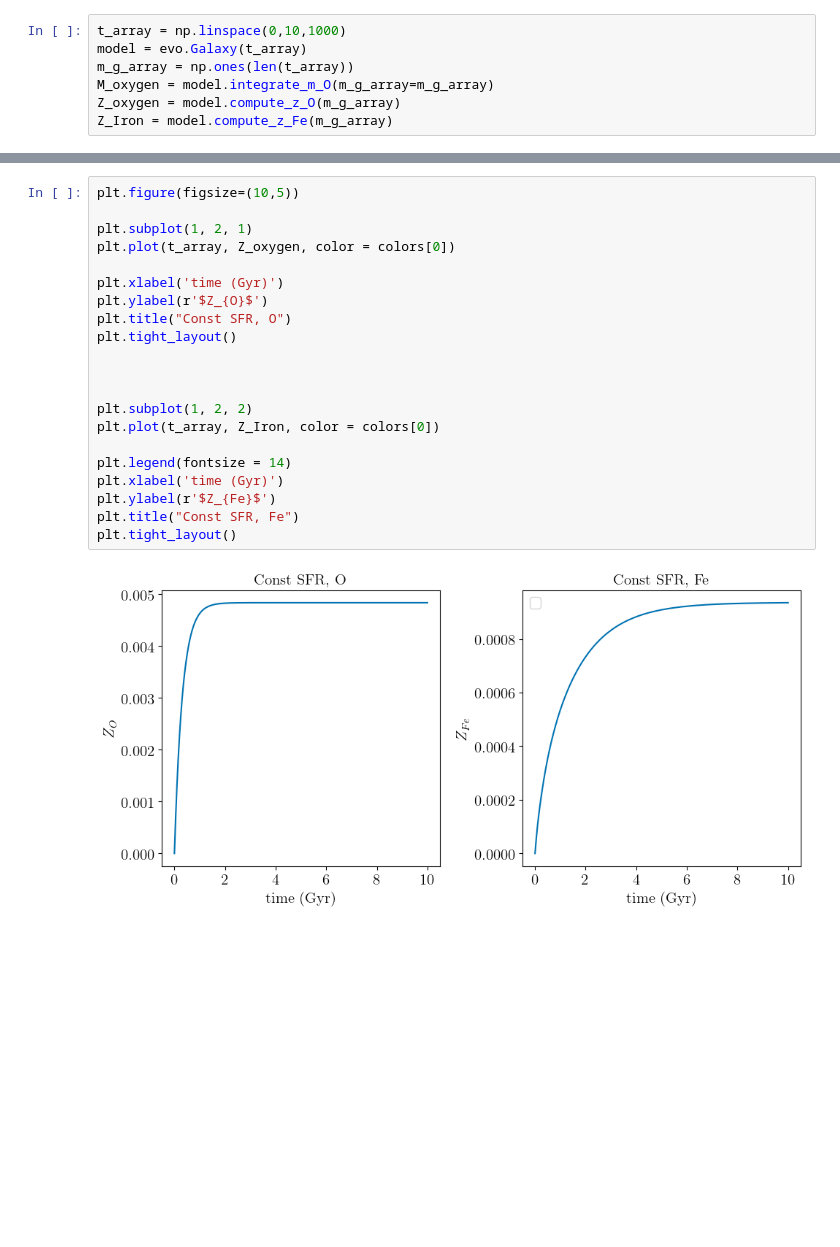
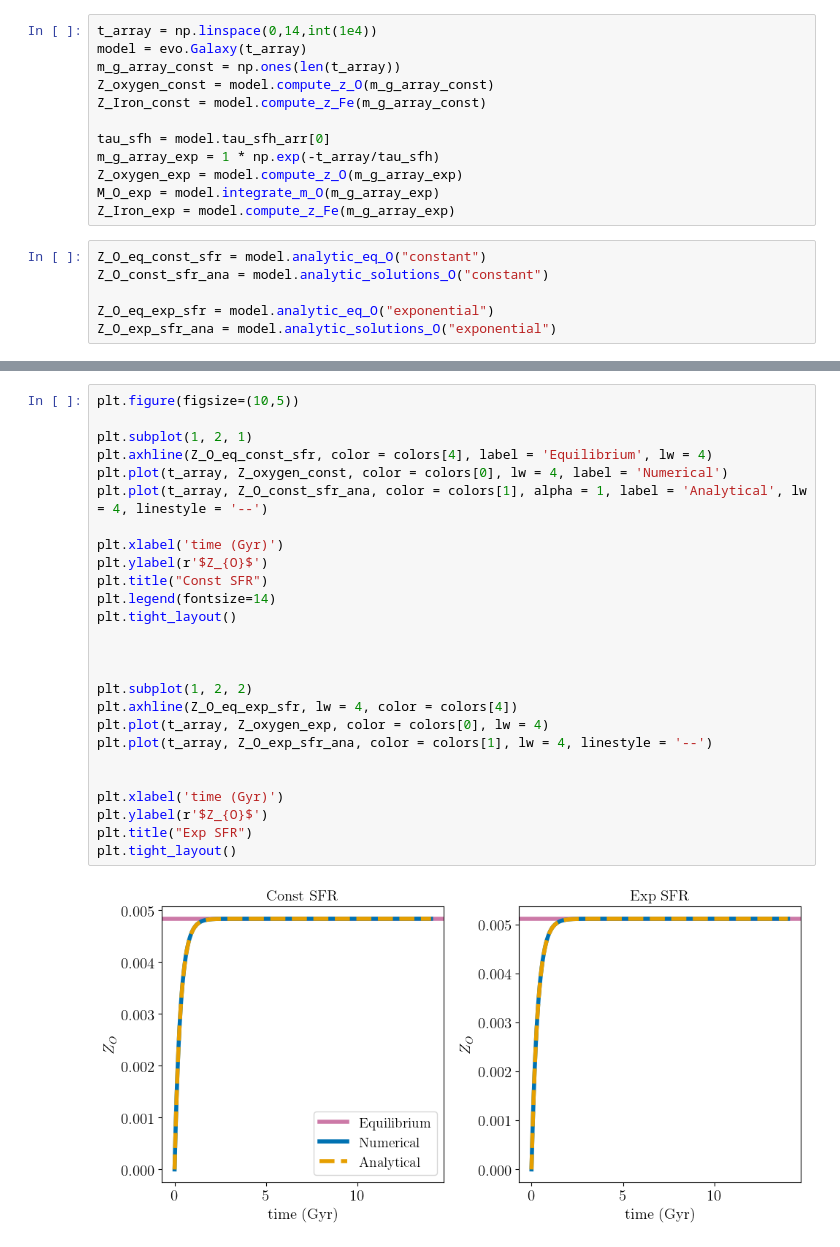
Before and after one commit to haniyehtajer/chemevo, a Jupyter notebook: examples/numerical_integration_tests/Fe_and_O.ipynb, the cells around one changed output, grey strips where cells are left out. Cells and saved outputs as stored; diff of their text form; blank space fills up the shorter version.

```diff
--- a/examples/numerical_integration_tests/Fe_and_O.ipynb
+++ b/examples/numerical_integration_tests/Fe_and_O.ipynb
@@ -21,7 +26,18 @@ colors = ["#0072B2", "#E69F00", "#009E73", "#D55E00", "#CC79A7", "#F0E442"]
 # %%
-t_array = np.linspace(0,10,1000)
+t_array = np.linspace(0,14,int(1e4))
 model = evo.Galaxy(t_array)
-m_g_array = np.ones(len(t_array))
-M_oxygen = model.integrate_m_O(m_g_array=m_g_array)
-Z_oxygen = model.compute_z_O(m_g_array)
-Z_Iron = model.compute_z_Fe(m_g_array)
+m_g_array_const = np.ones(len(t_array))
+Z_oxygen_const = model.compute_z_O(m_g_array_const)
+Z_Iron_const = model.compute_z_Fe(m_g_array_const)
+
+tau_sfh = model.tau_sfh_arr[0]
+m_g_array_exp = 1 * np.exp(-t_array/tau_sfh)
+Z_oxygen_exp = model.compute_z_O(m_g_array_exp)
+M_O_exp = model.integrate_m_O(m_g_array_exp)
+Z_Iron_exp = model.compute_z_Fe(m_g_array_exp)
+# %%
+Z_O_eq_const_sfr = model.analytic_eq_O("constant")
+Z_O_const_sfr_ana = model.analytic_solutions_O("constant")
+
+Z_O_eq_exp_sfr = model.analytic_eq_O("exponential")
+Z_O_exp_sfr_ana = model.analytic_solutions_O("exponential")
@@ -28,23 +50,28 @@ Z_Iron = model.compute_z_Fe(m_g_array)
 # %%
 plt.figure(figsize=(10,5))
 
 plt.subplot(1, 2, 1)
-plt.plot(t_array, Z_oxygen, color = colors[0])
+plt.axhline(Z_O_eq_const_sfr, color = colors[4], label = 'Equilibrium', lw = 4)
+plt.plot(t_array, Z_oxygen_const, color = colors[0], lw = 4, label = 'Numerical')
+plt.plot(t_array, Z_O_const_sfr_ana, color = colors[1], alpha = 1, label = 'Analytical', lw = 4, linestyle = '--')
 
 plt.xlabel('time (Gyr)')
 plt.ylabel(r'$Z_{O}$')
-plt.title("Const SFR, O")
+plt.title("Const SFR")
+plt.legend(fontsize=14)
 plt.tight_layout()
 
 
 
 plt.subplot(1, 2, 2)
-plt.plot(t_array, Z_Iron, color = colors[0])
+plt.axhline(Z_O_eq_exp_sfr, lw = 4, color = colors[4])
+plt.plot(t_array, Z_oxygen_exp, color = colors[0], lw = 4)
+plt.plot(t_array, Z_O_exp_sfr_ana, color = colors[1], lw = 4, linestyle = '--')
 
-plt.legend(fontsize = 14)
+
 plt.xlabel('time (Gyr)')
-plt.ylabel(r'$Z_{Fe}$')
-plt.title("Const SFR, Fe")
+plt.ylabel(r'$Z_{O}$')
+plt.title("Exp SFR")
 plt.tight_layout()
 # %% [output]
-[figure, old version]
+[figure, new version]
```
Also changed, not shown: parts of 7 cells of this notebook, 3 other files.
